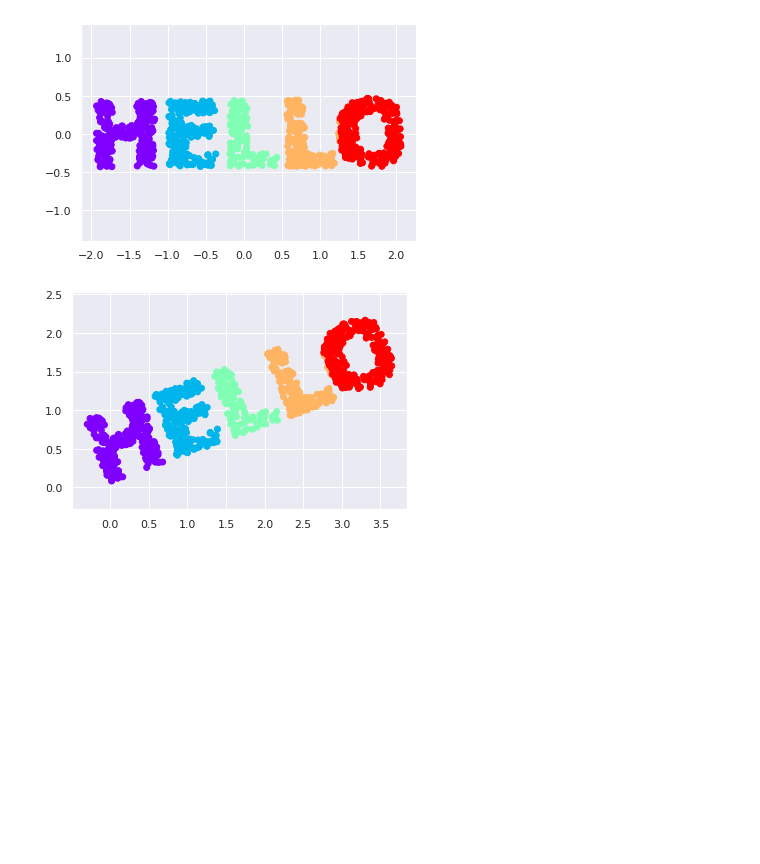
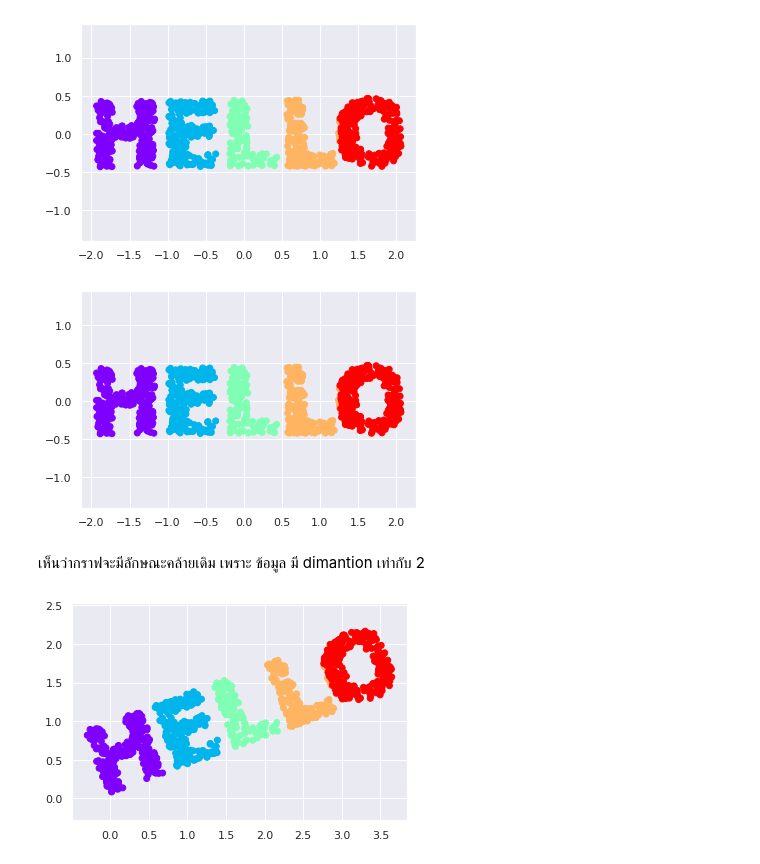
Before and after one commit to wanichayaporn/Multivariate, a Jupyter notebook: Chapter4_MDS.ipynb, the cells around one changed output. Saved outputs shown, nothing was run; the diff lists cells and outputs as text; code cells hidden in the pictures; blank space fills up the shorter version.

```diff
--- a/Chapter4_MDS.ipynb
+++ b/Chapter4_MDS.ipynb
@@ -255,4 +307,13 @@ plt.scatter(out[:, 0], out[:, 1], **colorize)
 plt.axis('equal');
 # %% [output]
 [figure]
+# %%
+model = PCA(n_components=2)
+out = model.fit_transform(out)
+plt.scatter(out[:, 0], out[:, 1], **colorize)
+plt.axis('equal');
+# %% [output]
+[figure, added]
+# %% [markdown]
+เห็นว่ากราฟจะมีลักษณะคล้ายเดิม เพราะ ข้อมูล มี dimantion เท่ากับ 2
 # %%
```
Also changed, not shown: parts of 25 cells of this notebook.
